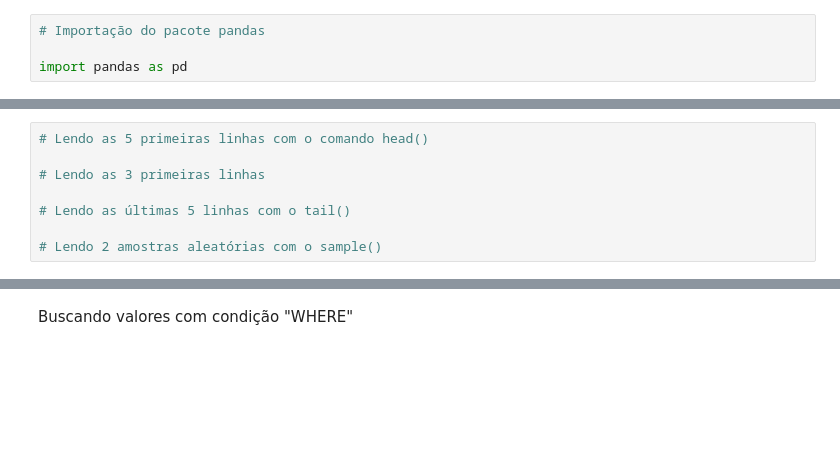
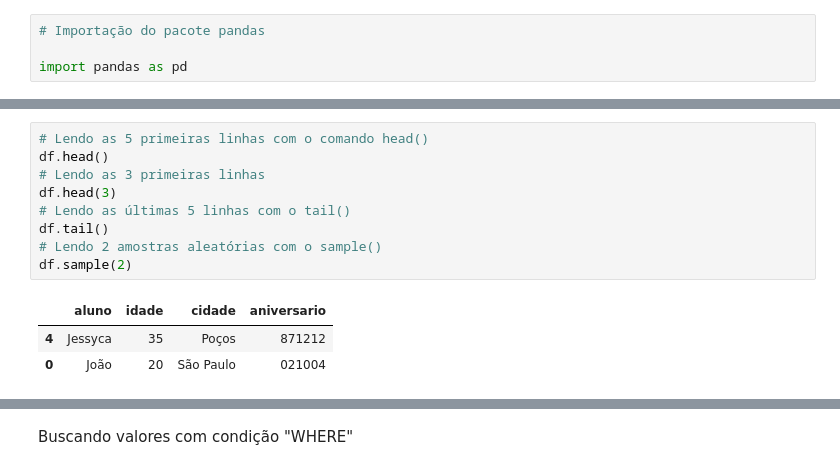
Before and after one commit to GuilhermeRuy97/Curso-ministrado-Python-para-Dados, a Jupyter notebook: 06_05_2022.ipynb, the cells around one changed output, grey strips where cells are left out. Saved outputs shown, nothing was run; the diff lists cells and outputs as text; blank space fills up the shorter version.

```diff
--- a/06_05_2022.ipynb
+++ b/06_05_2022.ipynb
@@ -2468,11 +2477,16 @@ print(df)
 # %%
 # Lendo as 5 primeiras linhas com o comando head()
-
+df.head()
 # Lendo as 3 primeiras linhas
-
+df.head(3)
 # Lendo as últimas 5 linhas com o tail()
-
+df.tail()
 # Lendo 2 amostras aleatórias com o sample()
+df.sample(2)
+# %% [output]
+|  | aluno | idade | cidade | aniversario |
+| 4 | Jessyca | 35 | Poços | 871212 |
+| 0 | João | 20 | São Paulo | 021004 |
 # %%
 # Acessando a coluna nome
 
```
Also changed, not shown: parts of 41 cells of this notebook.
